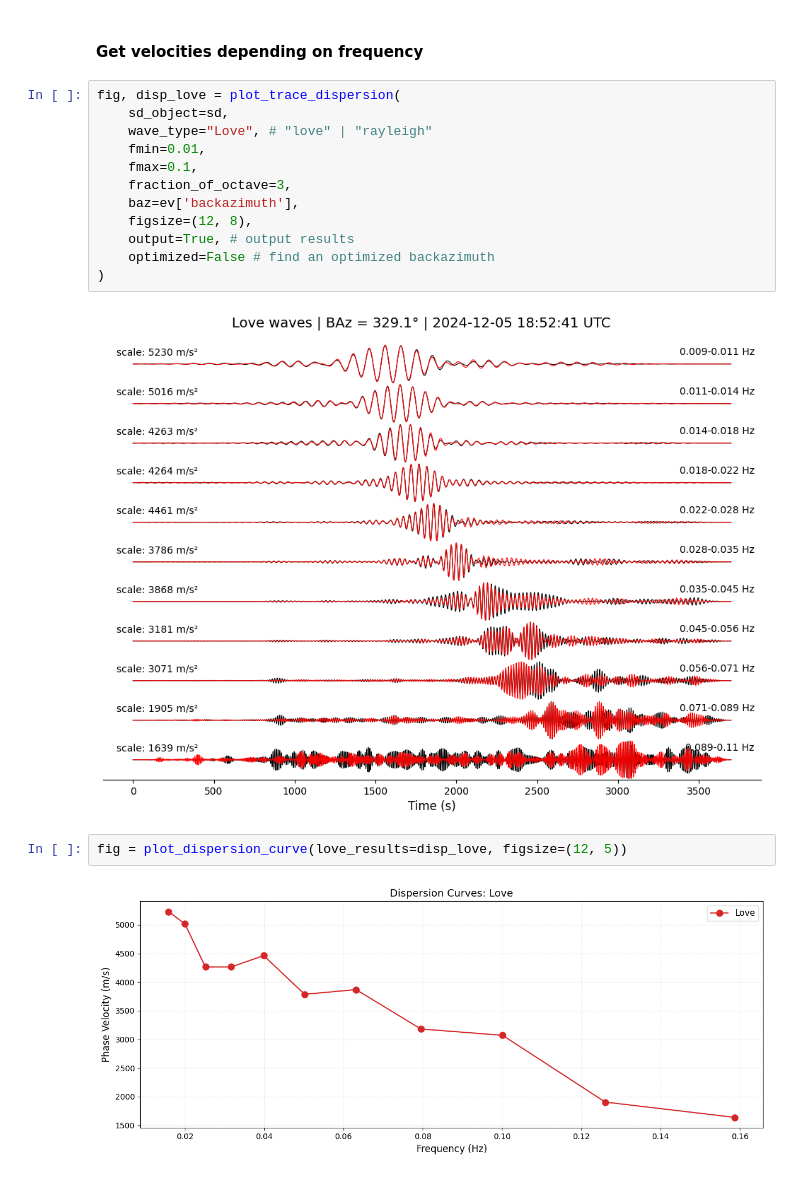
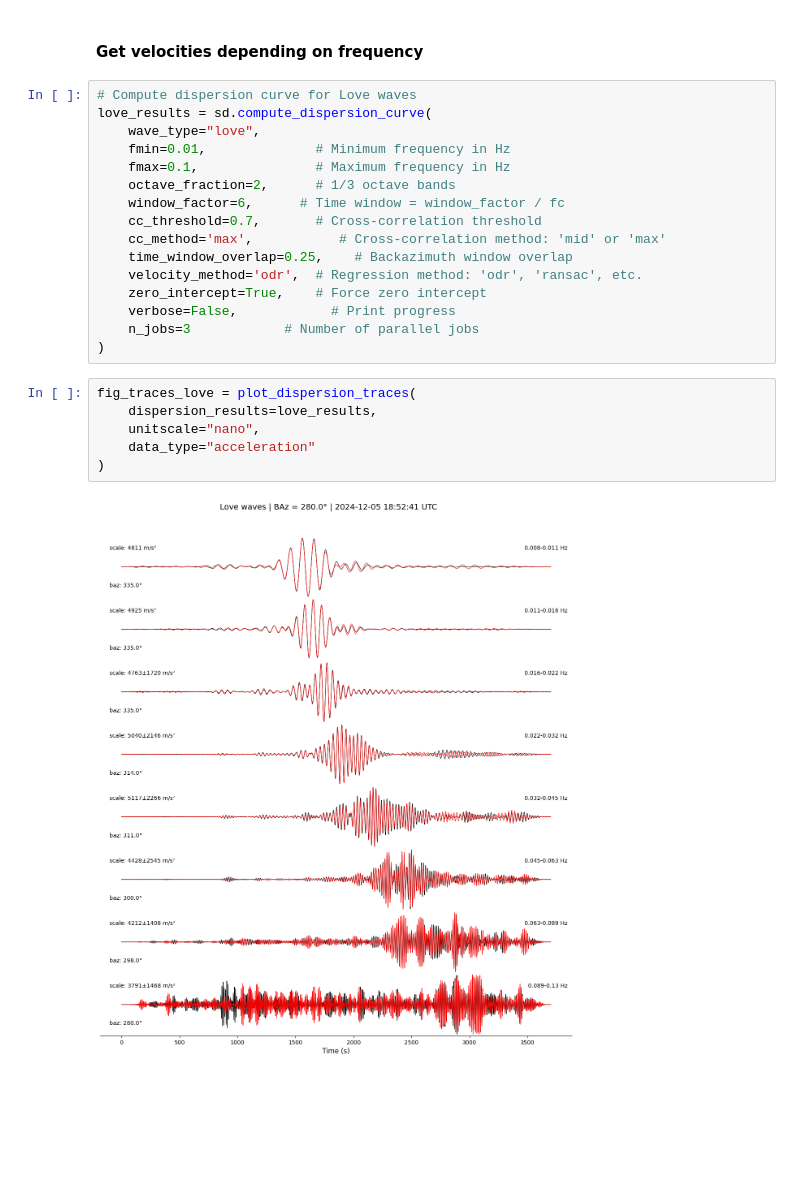
Before and after one commit to andbrocode/SixDegreesOfFreedom, a Jupyter notebook: examples/XGring_analysis_demo0.ipynb, the cells around one changed output. Saved outputs shown, nothing was run; the diff lists cells and outputs as text; blank space fills up the shorter version.

```diff
--- a/examples/XGring_analysis_demo0.ipynb
+++ b/examples/XGring_analysis_demo0.ipynb
@@ -331,20 +288,26 @@ fig = plot_velocities(
 # %% [markdown]
 #### Get velocities depending on frequency
-# %%
-fig, disp_love = plot_trace_dispersion(
-    sd_object=sd,
-    wave_type="Love", # "love" | "rayleigh"
-    fmin=0.01,
-    fmax=0.1,
-    fraction_of_octave=3,
-    baz=ev['backazimuth'],
-    figsize=(12, 8),
-    output=True, # output results
-    optimized=False # find an optimized backazimuth
-)
-# %% [output]
-[figure, removed]
-# %%
-fig = plot_dispersion_curve(love_results=disp_love, figsize=(12, 5))
-# %% [output]
-[figure, removed]
+# %%
+# Compute dispersion curve for Love waves
+love_results = sd.compute_dispersion_curve(
+    wave_type="love",
+    fmin=0.01,              # Minimum frequency in Hz
+    fmax=0.1,               # Maximum frequency in Hz
+    octave_fraction=2,      # 1/3 octave bands
+    window_factor=6,      # Time window = window_factor / fc
+    cc_threshold=0.7,       # Cross-correlation threshold
+    cc_method='max',           # Cross-correlation method: 'mid' or 'max'
+    time_window_overlap=0.25,    # Backazimuth window overlap
+    velocity_method='odr',  # Regression method: 'odr', 'ransac', etc.
+    zero_intercept=True,    # Force zero intercept
+    verbose=False,            # Print progress
+    n_jobs=3            # Number of parallel jobs
+)
+# %%
+fig_traces_love = plot_dispersion_traces(
+    dispersion_results=love_results,
+    unitscale="nano",
+    data_type="acceleration"
+)
+# %% [output]
+[figure, added]
```
Also changed, not shown: parts of 12 cells of this notebook, 4 other files.
